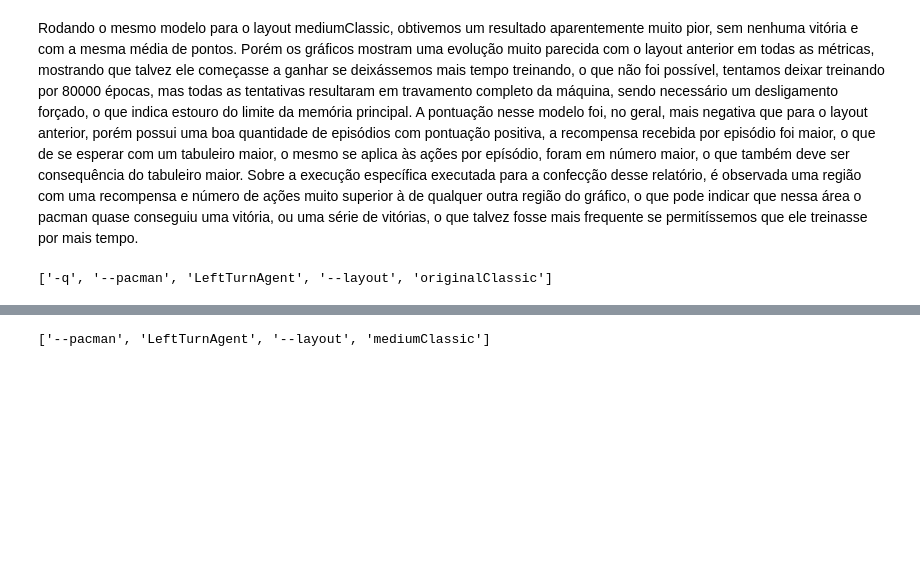
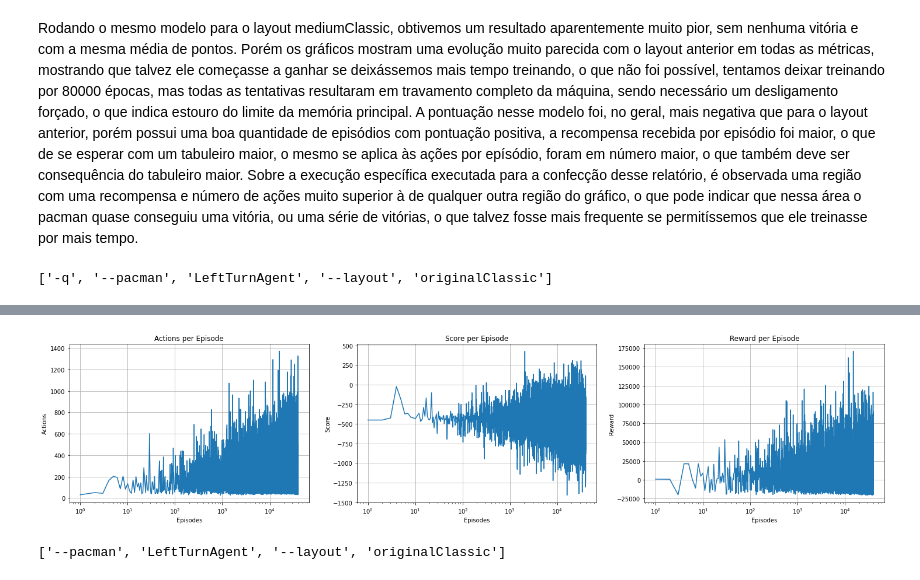
Before and after one commit to batataazul/projects_MachineLearning, a Jupyter notebook: project3_ra214129_ra216179/notebooks/RL.ipynb, the cells around one changed output, grey strips where cells are left out. Drawn from its saved outputs; the diff is of its cells as text; code cells hidden in the pictures; blank space fills up the shorter version.

```diff
--- a/project3_ra214129_ra216179/notebooks/RL.ipynb
+++ b/project3_ra214129_ra216179/notebooks/RL.ipynb
@@ -432,5 +453,7 @@ print(summO/kO)
 # %%
-agente.printResult(kO)
+agenteO.printResult(kO)
+# %% [output]
+[figure, added]
 # %%
 class smartPacman(Agent):
     def __init__(self, path):
@@ -498,12 +521,12 @@ class smartPacman(Agent):
         print("Score average = "+ str(scoreAverage))
         print("Rate of wins = "+ str(winRate)+"%")
 # %%
-#best: agenteEsperto = smartPacman("../../notebooks/results/small/a085-g03-d100721-2.json")
-agenteEsperto = smartPacman("../../notebooks/results/medium/a085-g05-d110721.json")
-argsV = readCommand(["--pacman", "LeftTurnAgent","--layout","mediumClassic"])
+#best: agenteEsperto = smartPacman("../../notebooks/results/small/a085-g03-d110721.json")
+agenteEsperto = smartPacman("../../notebooks/results/original/a085-g05-d120721.json")
+argsV = readCommand(["--pacman", "LeftTurnAgent","--layout","originalClassic"])
 argsV["pacman"] = agenteEsperto
 # %% [output]
-['--pacman', 'LeftTurnAgent', '--layout', 'mediumClassic']
+['--pacman', 'LeftTurnAgent', '--layout', 'originalClassic']
 # %%
 a = runGames(**argsV)
 print(a[0].state.isWin())
```
Also changed, not shown: parts of 3 cells of this notebook.
